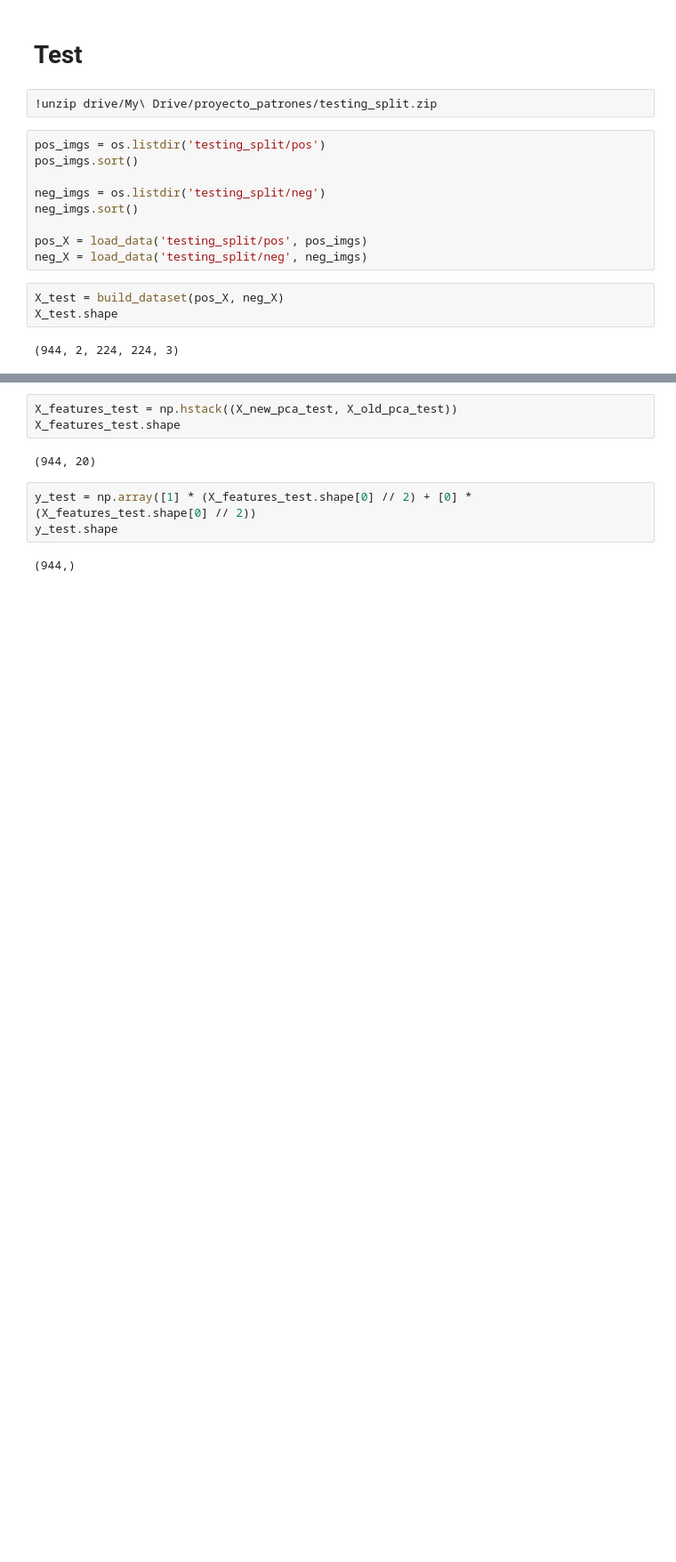
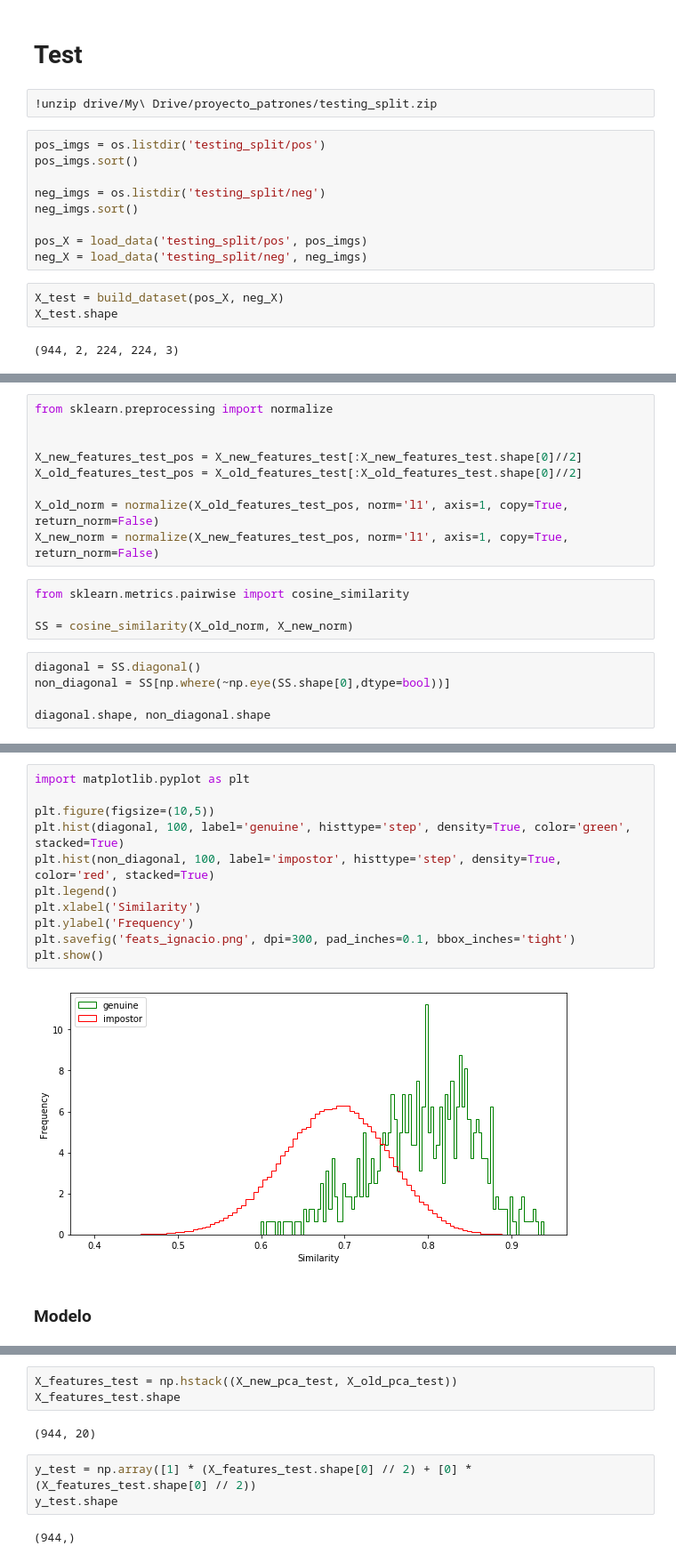
Before and after one commit to fgvenegas/Proyecto-Reconocimiento-de-Patrones, a Jupyter notebook: vggface.ipynb, the cells around one changed output, grey strips where cells are left out. Shown at 89% size. Drawn from its saved outputs; the diff is of its cells as text; blank space fills up the shorter version.

Commit message:
model and graphic

```diff
--- a/vggface.ipynb
+++ b/vggface.ipynb
@@ -217,0 +238,18 @@ X_old_pca_test = np.matmul(X_old_features_test - Xm_old, A_old)
+# %%
+from sklearn.preprocessing import normalize
+
+
+X_new_features_test_pos = X_new_features_test[:X_new_features_test.shape[0]//2]
+X_old_features_test_pos = X_old_features_test[:X_old_features_test.shape[0]//2]
+
+X_old_norm = normalize(X_old_features_test_pos, norm='l1', axis=1, copy=True, return_norm=False)
+X_new_norm = normalize(X_new_features_test_pos, norm='l1', axis=1, copy=True, return_norm=False)
+# %%
+from sklearn.metrics.pairwise import cosine_similarity
+
+SS = cosine_similarity(X_old_norm, X_new_norm)
+# %%
+diagonal = SS.diagonal()
+non_diagonal = SS[np.where(~np.eye(SS.shape[0],dtype=bool))]
+
+diagonal.shape, non_diagonal.shape
@@ -217,0 +268,15 @@ X_old_pca_test = np.matmul(X_old_features_test - Xm_old, A_old)
+# %%
+import matplotlib.pyplot as plt
+
+plt.figure(figsize=(10,5))
+plt.hist(diagonal, 100, label='genuine', histtype='step', density=True, color='green', stacked=True)
+plt.hist(non_diagonal, 100, label='impostor', histtype='step', density=True, color='red', stacked=True)
+plt.legend()
+plt.xlabel('Similarity')
+plt.ylabel('Frequency')
+plt.savefig('feats_ignacio.png', dpi=300, pad_inches=0.1, bbox_inches='tight')
+plt.show()
+# %% [output]
+[figure, added]
+# %% [markdown]
+### Modelo
```
Also changed, not shown: parts of 18 cells of this notebook.
